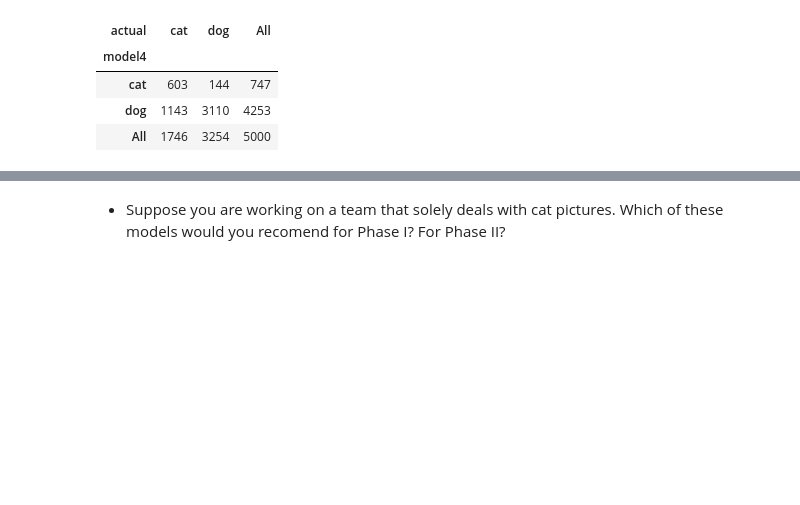
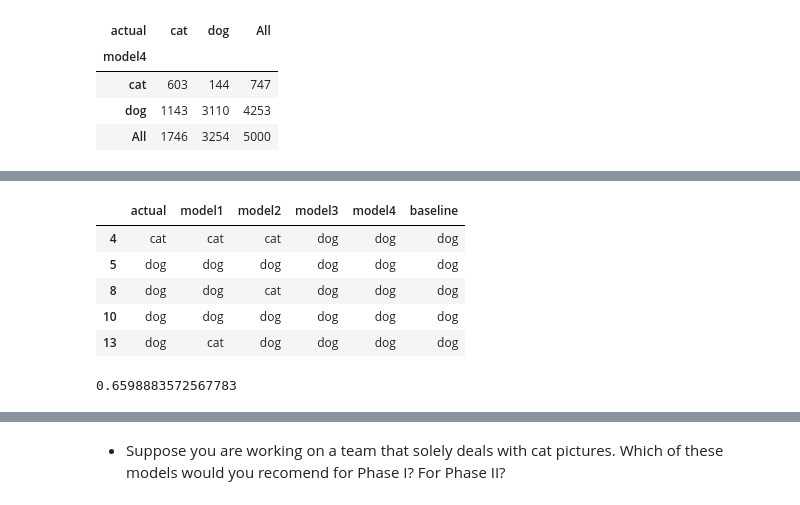
Before and after one commit to adam-talbot/classification-exercises, a Jupyter notebook: model_evaluation.ipynb, the cells around one changed output, grey strips where cells are left out. Drawn from its saved outputs; the diff is of its cells as text; code cells hidden in the pictures; blank space fills up the shorter version.

```diff
--- a/model_evaluation.ipynb
+++ b/model_evaluation.ipynb
@@ -504,0 +638,16 @@ pd.crosstab(df.model4, df.actual, margins=True)
+# %%
+# Make third subset
+subset3 = df[df.model3 == 'dog']
+subset3.head()
+# %% [output]
+|  | actual | model1 | model2 | model3 | model4 | baseline |
+| 4 | cat | cat | cat | dog | dog | dog |
+| 5 | dog | dog | dog | dog | dog | dog |
+| 8 | dog | dog | cat | dog | dog | dog |
+| 10 | dog | dog | dog | dog | dog | dog |
+| 13 | dog | cat | dog | dog | dog | dog |
+# %%
+# find model 3 precision
+(subset3.actual == subset3.model3).mean()
+# %% [output]
+0.6598883572567783
```
Also changed, not shown: parts of 37 cells of this notebook.
